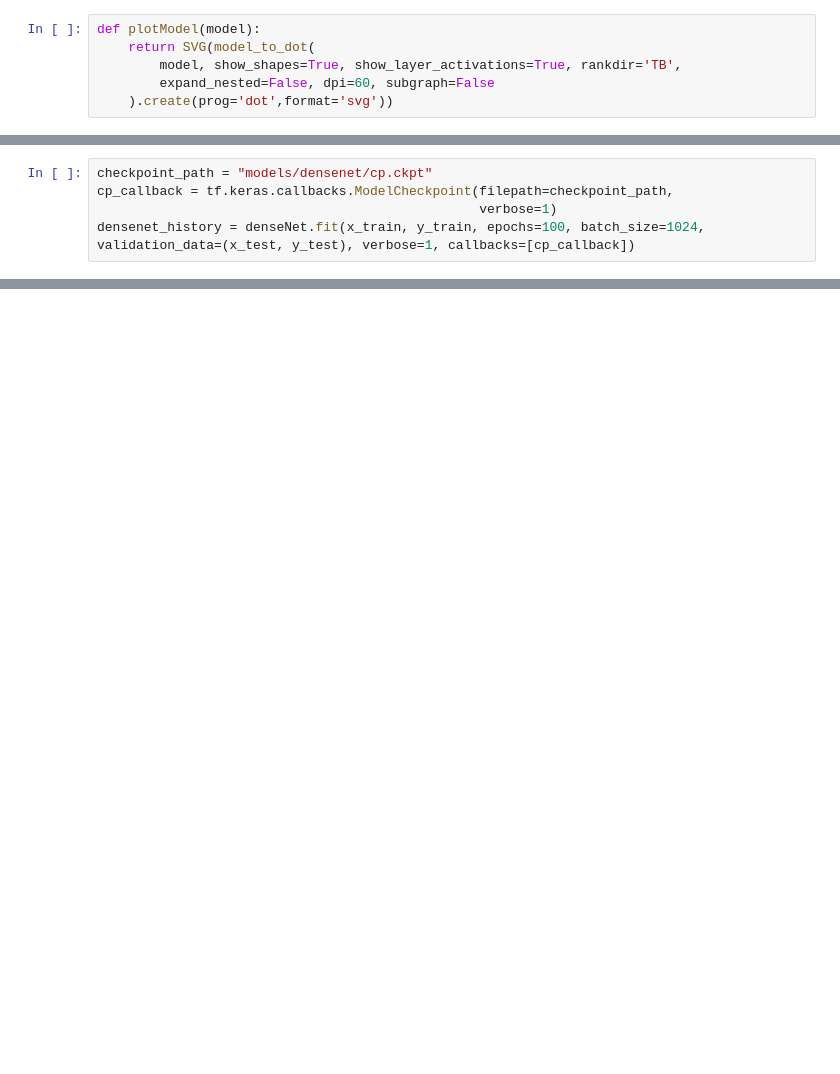
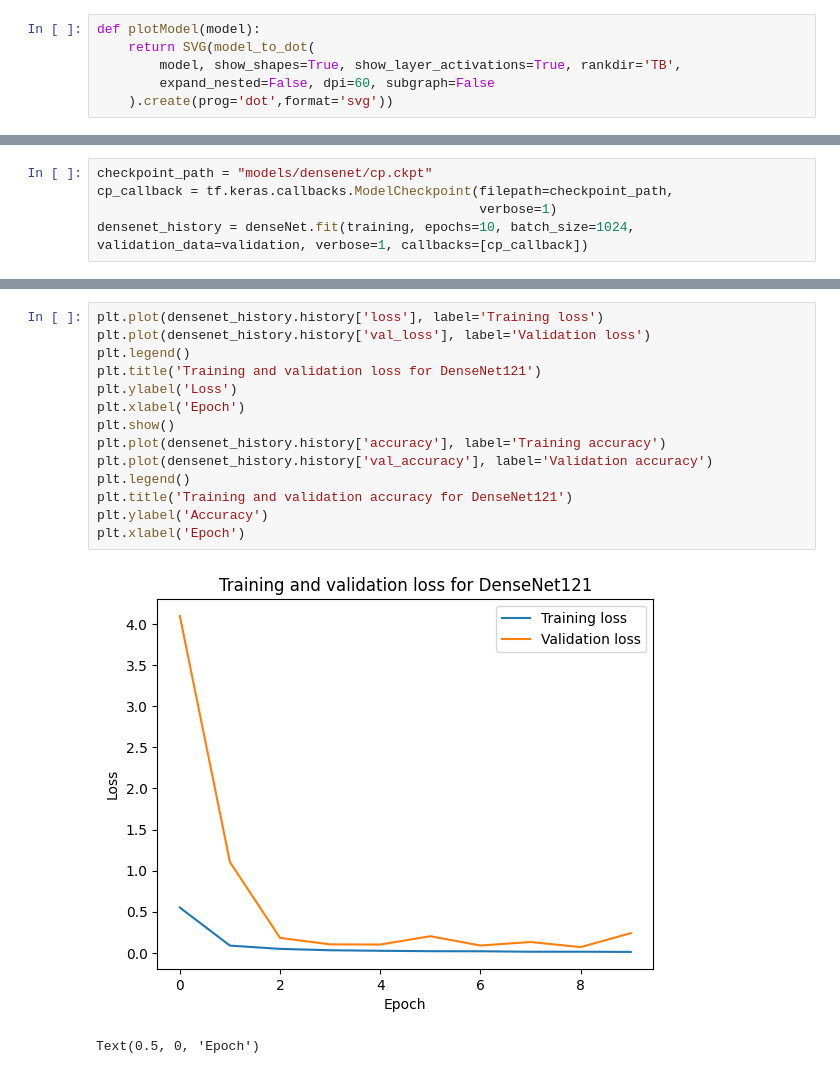
Before and after one commit to vigge93-BTH-courses/DV2586-Deep-Machine-Learning, a Jupyter notebook: Assignment 1/gradient_descent.ipynb, the cells around one changed output, grey strips where cells are left out. Cells and saved outputs as stored; diff of their text form; blank space fills up the shorter version.

```diff
--- a/Assignment 1/gradient_descent.ipynb
+++ b/Assignment 1/gradient_descent.ipynb
@@ -402,4 +480,4 @@ resnet50_history = resnet50.fit(x_train, y_train, epochs=100, batch_size=1024, v
 checkpoint_path = "models/densenet/cp.ckpt"
 cp_callback = tf.keras.callbacks.ModelCheckpoint(filepath=checkpoint_path,
                                                  verbose=1)
-densenet_history = denseNet.fit(x_train, y_train, epochs=100, batch_size=1024, validation_data=(x_test, y_test), verbose=1, callbacks=[cp_callback])
+densenet_history = denseNet.fit(training, epochs=10, batch_size=1024, validation_data=validation, verbose=1, callbacks=[cp_callback])
@@ -410,0 +552,17 @@ nin_history = NiN.fit(x_train, y_train, epochs=100, batch_size=1024, validation_
+# %%
+plt.plot(densenet_history.history['loss'], label='Training loss')
+plt.plot(densenet_history.history['val_loss'], label='Validation loss')
+plt.legend()
+plt.title('Training and validation loss for DenseNet121')
+plt.ylabel('Loss')
+plt.xlabel('Epoch')
+plt.show()
+plt.plot(densenet_history.history['accuracy'], label='Training accuracy')
+plt.plot(densenet_history.history['val_accuracy'], label='Validation accuracy')
+plt.legend()
+plt.title('Training and validation accuracy for DenseNet121')
+plt.ylabel('Accuracy')
+plt.xlabel('Epoch')
+# %% [output]
+[figure, added]
+Text(0.5, 0, 'Epoch')
```
Also changed, not shown: parts of 32 cells of this notebook, 1 other file.
